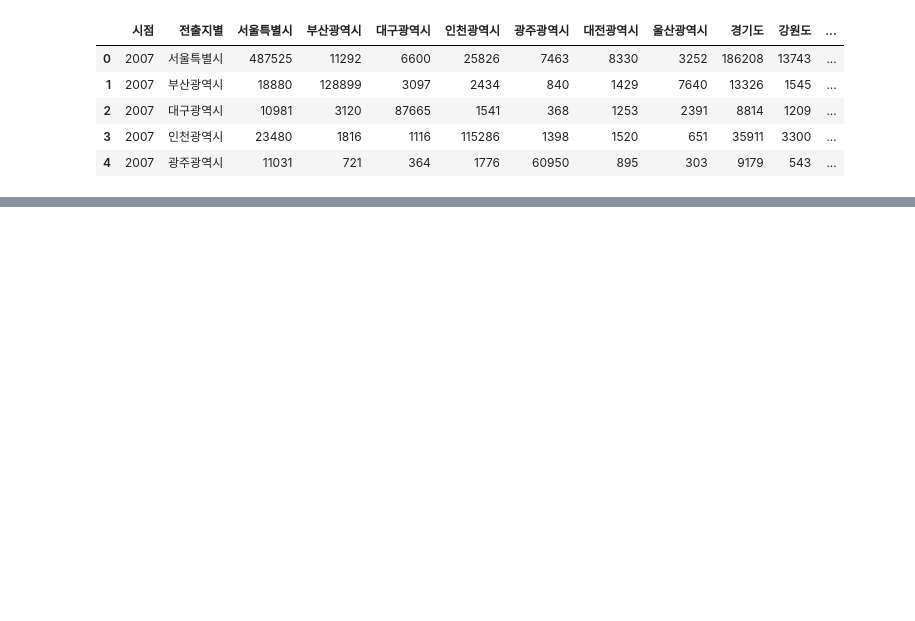
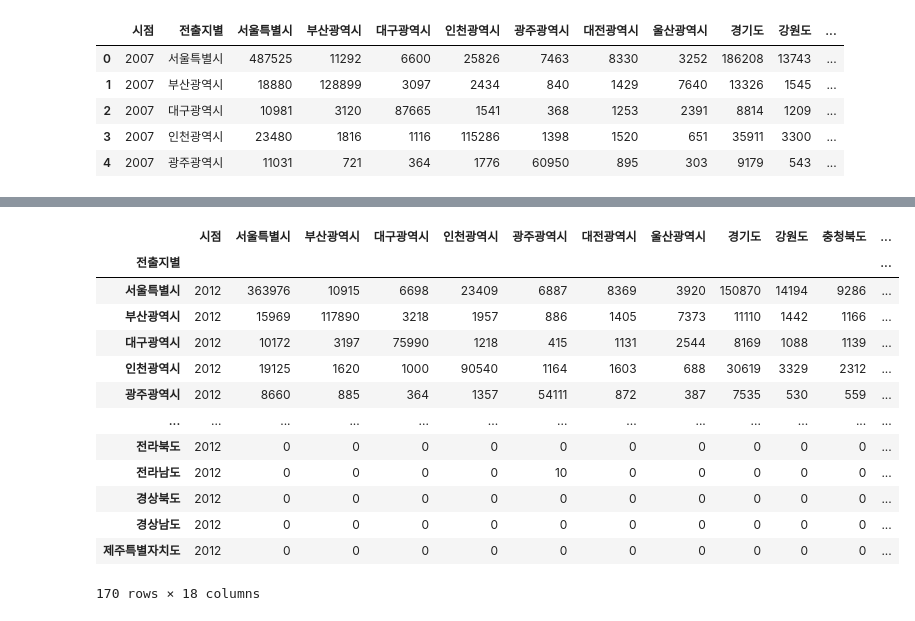
Before and after one commit to vxornjs11/Pytone_Flutter, a Jupyter notebook: Note/people/시군구별 이동건수(전국).ipynb, the cells around one changed output, grey strips where cells are left out. Cells and saved outputs as stored; diff of their text form; code cells hidden in the pictures; blank space fills up the shorter version.

```diff
--- a/Note/people/시군구별 이동건수(전국).ipynb
+++ b/Note/people/시군구별 이동건수(전국).ipynb
@@ -193,0 +262,17 @@ testmove.head()
+# %%
+testmove2[testmove2['시점']==2012]
+# %% [output]
+|  | 시점 | 서울특별시 | 부산광역시 | 대구광역시 | 인천광역시 | 광주광역시 | 대전광역시 | 울산광역시 | 경기도 | 강원도 | 충청북도 | ... |
+| 전출지별 |  |  |  |  |  |  |  |  |  |  |  | ... |
+| 서울특별시 | 2012 | 363976 | 10915 | 6698 | 23409 | 6887 | 8369 | 3920 | 150870 | 14194 | 9286 | ... |
+| 부산광역시 | 2012 | 15969 | 117890 | 3218 | 1957 | 886 | 1405 | 7373 | 11110 | 1442 | 1166 | ... |
+| 대구광역시 | 2012 | 10172 | 3197 | 75990 | 1218 | 415 | 1131 | 2544 | 8169 | 1088 | 1139 | ... |
+| 인천광역시 | 2012 | 19125 | 1620 | 1000 | 90540 | 1164 | 1603 | 688 | 30619 | 3329 | 2312 | ... |
+| 광주광역시 | 2012 | 8660 | 885 | 364 | 1357 | 54111 | 872 | 387 | 7535 | 530 | 559 | ... |
+| ... | ... | ... | ... | ... | ... | ... | ... | ... | ... | ... | ... | ... |
+| 전라북도 | 2012 | 0 | 0 | 0 | 0 | 0 | 0 | 0 | 0 | 0 | 0 | ... |
+| 전라남도 | 2012 | 0 | 0 | 0 | 0 | 10 | 0 | 0 | 0 | 0 | 0 | ... |
+| 경상북도 | 2012 | 0 | 0 | 0 | 0 | 0 | 0 | 0 | 0 | 0 | 0 | ... |
+| 경상남도 | 2012 | 0 | 0 | 0 | 0 | 0 | 0 | 0 | 0 | 0 | 0 | ... |
+| 제주특별자치도 | 2012 | 0 | 0 | 0 | 0 | 0 | 0 | 0 | 0 | 0 | 0 | ... |
+170 rows × 18 columns
```
Also changed, not shown: parts of 9 cells of this notebook, 2 other files.
